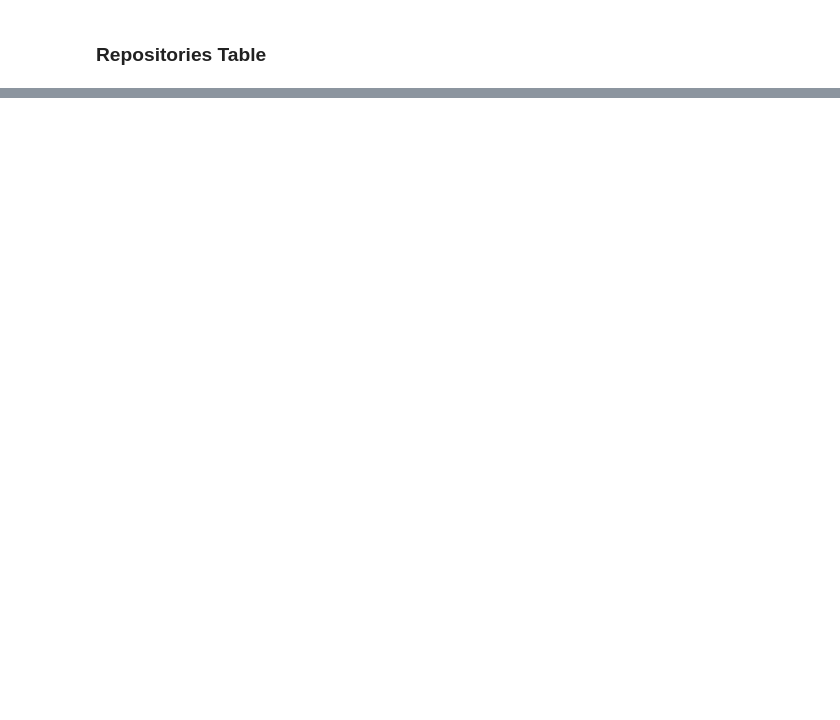
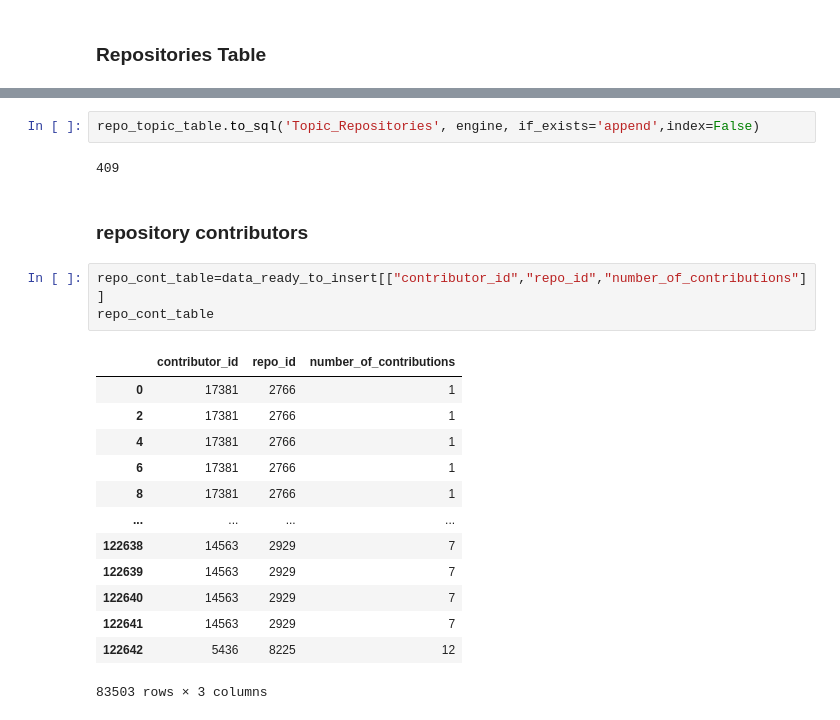
Before and after one commit to elouardyabderrahim/Mod-lisation-stockage-donn-es-gitHub-, a Jupyter notebook: github_db.ipynb, the cells around one changed output, grey strips where cells are left out. Cells and saved outputs as stored; diff of their text form; blank space fills up the shorter version.

```diff
--- a/github_db.ipynb
+++ b/github_db.ipynb
@@ -548,0 +698,23 @@ df_Owners_table.drop_duplicates(inplace=True)
+# %%
+repo_topic_table.to_sql('Topic_Repositories', engine, if_exists='append',index=False)
+# %% [output]
+409
+# %% [markdown]
+### repository contributors
+# %%
+repo_cont_table=data_ready_to_insert[["contributor_id","repo_id","number_of_contributions"]]
+repo_cont_table
+# %% [output]
+|  | contributor_id | repo_id | number_of_contributions |
+| 0 | 17381 | 2766 | 1 |
+| 2 | 17381 | 2766 | 1 |
+| 4 | 17381 | 2766 | 1 |
+| 6 | 17381 | 2766 | 1 |
+| 8 | 17381 | 2766 | 1 |
+| ... | ... | ... | ... |
+| 122638 | 14563 | 2929 | 7 |
+| 122639 | 14563 | 2929 | 7 |
+| 122640 | 14563 | 2929 | 7 |
+| 122641 | 14563 | 2929 | 7 |
+| 122642 | 5436 | 8225 | 12 |
+83503 rows × 3 columns
```
Also changed, not shown: parts of 28 cells of this notebook, 4 other files.
